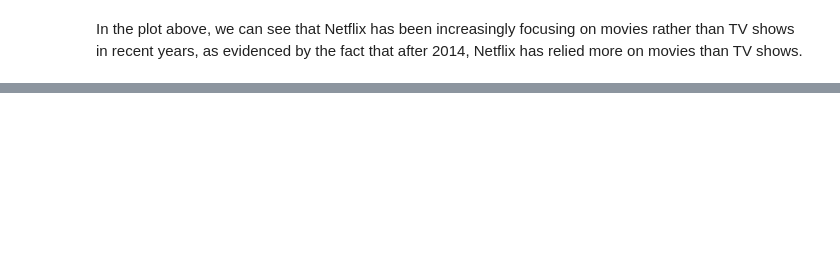
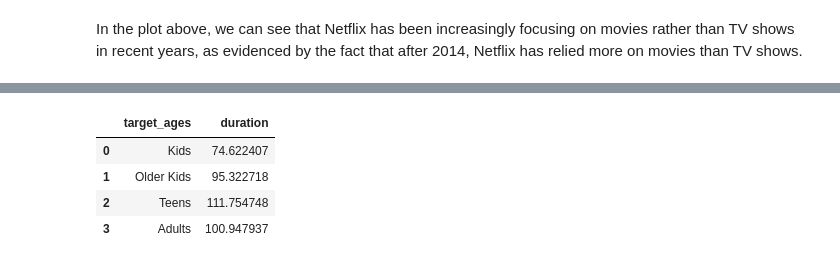
Before and after one commit to PUNEETSUBHANJI/Netflix_movies_Tv_shows_clustering, a Jupyter notebook: Netflix_Movies_Tv_shows_Clustering.ipynb, the cells around one changed output, grey strips where cells are left out. Saved outputs shown, nothing was run; the diff lists cells and outputs as text; code cells hidden in the pictures; blank space fills up the shorter version.

```diff
--- a/Netflix_Movies_Tv_shows_Clustering.ipynb
+++ b/Netflix_Movies_Tv_shows_Clustering.ipynb
@@ -434,0 +492,12 @@ In the plot above, we can see that Netflix has been increasingly focusing on mov
+# %%
+#group_by duration and target_ages
+group_by_= data_hypothesis[['duration','target_ages']].groupby(by='target_ages')
+#mean of group_by variable
+group=group_by_.mean().reset_index()
+group
+# %% [output]
+|  | target_ages | duration |
+| 0 | Kids | 74.622407 |
+| 1 | Older Kids | 95.322718 |
+| 2 | Teens | 111.754748 |
+| 3 | Adults | 100.947937 |
```
Also changed, not shown: parts of 32 cells of this notebook.
